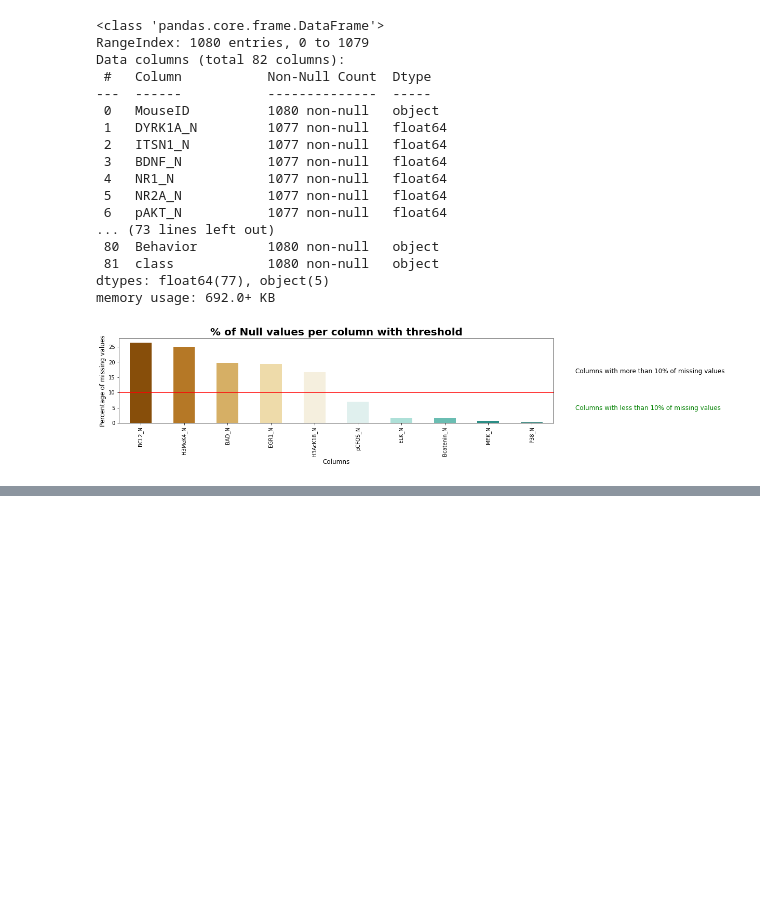
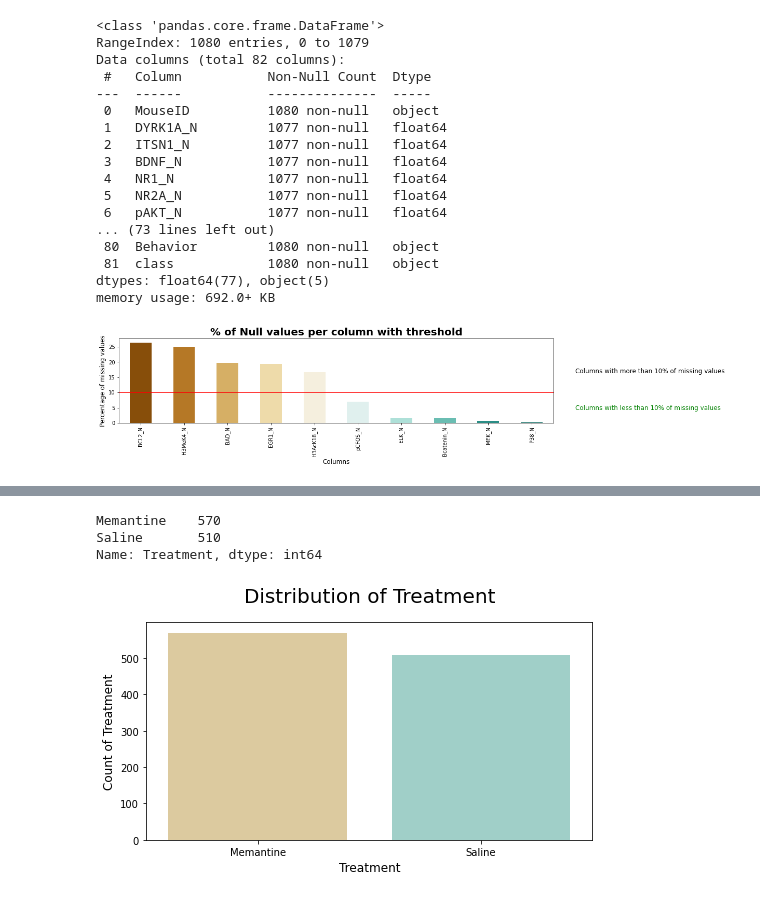
Before and after one commit to polo-music/color-detection, a Jupyter notebook: mice_classification.ipynb, the cells around one changed output, grey strips where cells are left out. Cells and saved outputs as stored; diff of their text form; code cells hidden in the pictures; blank space fills up the shorter version.

```diff
--- a/mice_classification.ipynb
+++ b/mice_classification.ipynb
@@ -63,0 +164,7 @@ null_values(df, 10, color = sns.color_palette('BrBG', 10))
+# %%
+plot_figure('Treatment', df2)
+# %% [output]
+Memantine    570
+Saline       510
+Name: Treatment, dtype: int64
+[figure, added]
```
Also changed, not shown: parts of 10 cells of this notebook.
